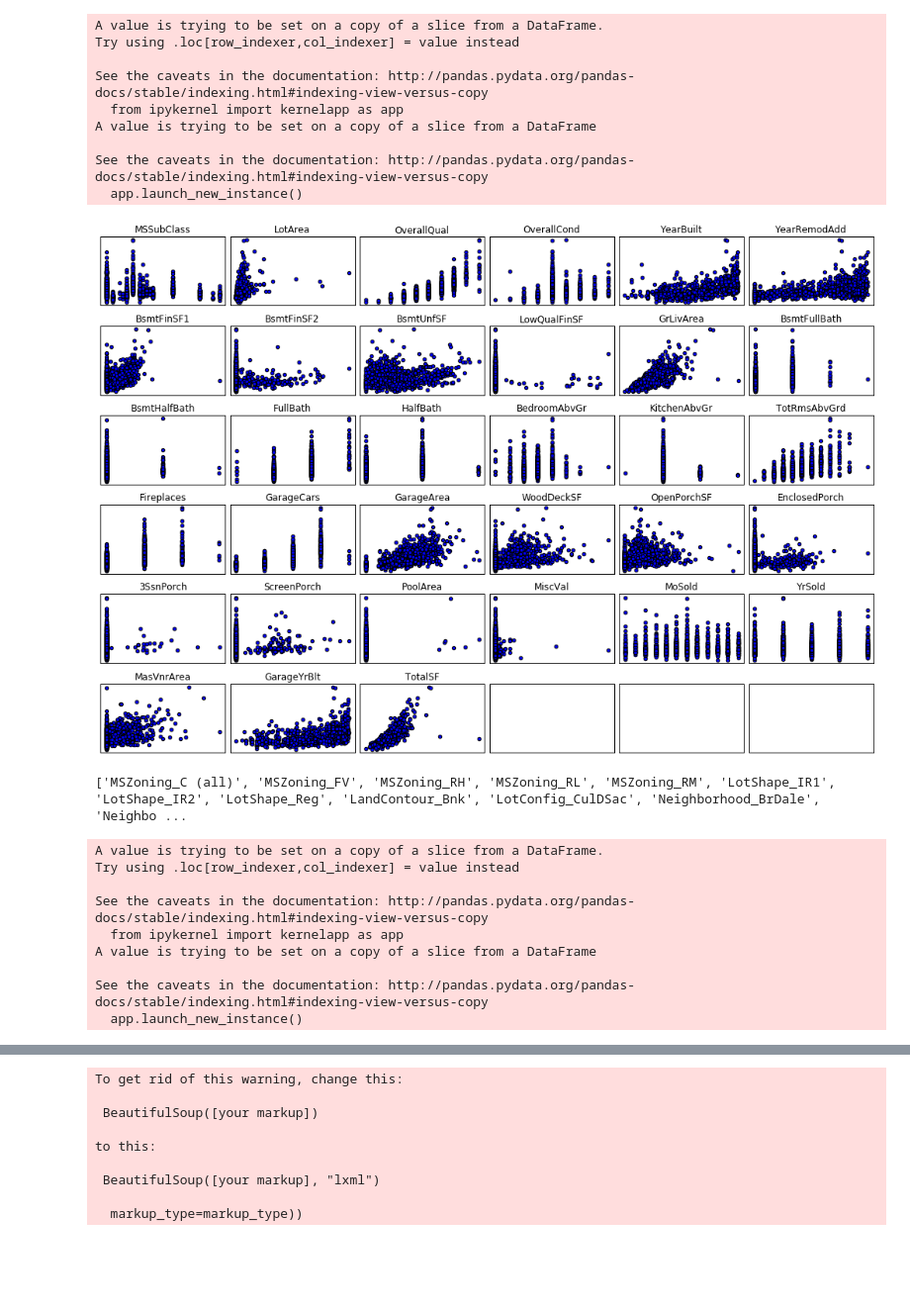
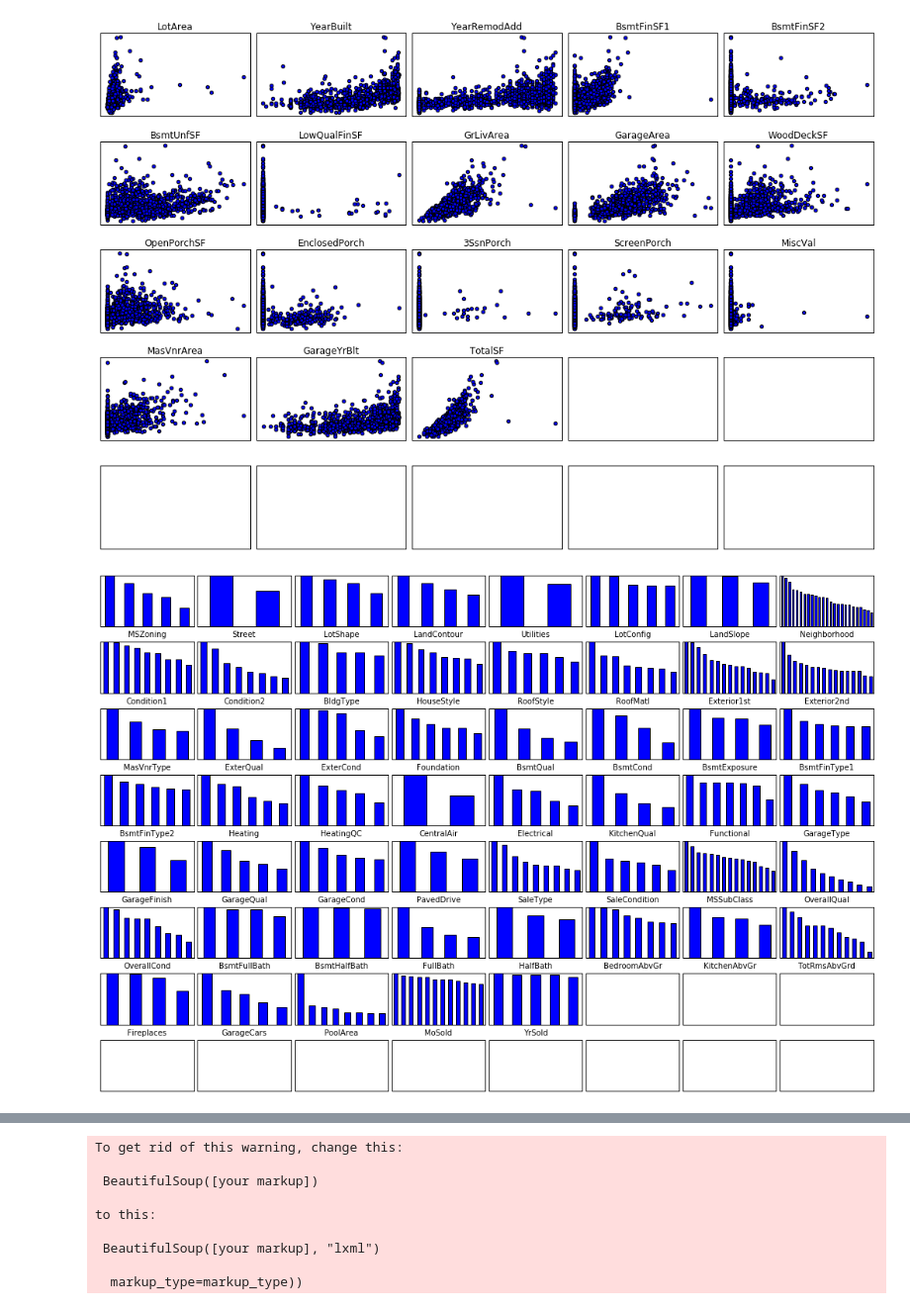
Before and after one commit to jla2689/Collecting-Census-Data, a Jupyter notebook: Housing_Price.ipynb, the cells around one changed output, grey strips where cells are left out. Shown: that part at 99% size. Drawn from its saved outputs; the diff is of its cells as text; code cells hidden in the pictures; blank space fills up the shorter version.

```diff
--- a/Housing_Price.ipynb
+++ b/Housing_Price.ipynb
@@ -31,7 +27,16 @@ def int_data(dataframe):
     int_columns_2 = data_type[data_type=='float64'].index.tolist()
     int_columns = int_columns_1 + int_columns_2
     int_dataframe = dataframe[int_columns]
-    return int_dataframe
+
+    int_list = []
+    cat_list = []
+    for i in int_dataframe:
+        if len(set(int_dataframe[i].values)) > 16:
+            int_list.append(i)
+        else:
+            cat_list.append(i)
+    int_dataframe = int_dataframe[int_list]
+    return int_dataframe, cat_list
 # %%
 def process_data(dataframe):
     dataframe['TotalSF'] = dataframe['1stFlrSF'] + dataframe['2ndFlrSF']+ dataframe['TotalBsmtSF']
@@ -41,7 +46,7 @@ def process_data(dataframe):
 def graph_processed_data(dataframe):
     var = [e for e in dataframe.columns.values.tolist() if e not in ('Id', 'SalePrice')]
     num_col = dataframe[var].shape[1]
-    graph_dimension = int(round(math.sqrt(num_col)))
+    graph_dimension = int(round(math.sqrt(num_col))) +1
 
     f, ax = plt.subplots(graph_dimension, graph_dimension,figsize=(18,12))
     plt.subplots_adjust( hspace=0.3 )
@@ -82,51 +134,21 @@ def categorical_data(dataframe):
 # %%
 no_na_train = remove_nas(train, .10)
-numerical_train = int_data(no_na_train)
+numerical_train, cat_list = int_data(no_na_train)
 process_train = process_data(numerical_train)
 list_of_predictors_train, train, final_int_train = graph_processed_data(process_train)
 # %% [output]
-A value is trying to be set on a copy of a slice from a DataFrame.
-Try using .loc[row_indexer,col_indexer] = value instead
-
-See the caveats in the documentation: http://pandas.pydata.org/pandas-docs/stable/indexing.html#indexing-view-versus-copy
-  from ipykernel import kernelapp as app
-A value is trying to be set on a copy of a slice from a DataFrame
-
-See the caveats in the documentation: http://pandas.pydata.org/pandas-docs/stable/indexing.html#indexing-view-versus-copy
-  app.launch_new_instance()
-[figure, old version]
+[figure, new version]
-# %%
-#find categories that significantly effect sale price
-cat = categorical_data(no_na_train)
-cat = pd.get_dummies(cat)
-cat['SalePrice']= no_na_train['SalePrice']
-category_list = cat.columns.values.tolist()
-sig_list = []
-for c in category_list[:-1]:
-    neg = cat.loc[cat[c] == 0]['SalePrice'].tolist()
-    pos = cat.loc[cat[c] == 1]['SalePrice'].tolist()
-    t, p = stats.ttest_ind(neg, pos, equal_var=False)
-    if p <= 0.0005:
-        sig_list.append(c)
-print sig_list
-final_cat_train = cat[sig_list]
-# %% [output]
-['MSZoning_C (all)', 'MSZoning_FV', 'MSZoning_RH', 'MSZoning_RL', 'MSZoning_RM', 'LotShape_IR1', 'LotShape_IR2', 'LotShape_Reg', 'LandContour_Bnk', 'LotConfig_CulDSac', 'Neighborhood_BrDale', 'Neighbo ...
+# %%
+cat = categorical_data(no_na_train)
+sig, category= graph_processed_cat_data(cat, no_na_train, cat_list)
+# %% [output]
+[figure, added]
 # %%
 no_na_test = remove_nas(test, .10)
-numerical_test = int_data(no_na_test)
+numerical_test, num_cat_list = int_data(no_na_test)
 process_test = process_data(numerical_test)
 cat_test = categorical_data(no_na_test)
 cat_test = pd.get_dummies(cat_test)
-cat_test_final = cat_test[sig_list]
+cat_test_final = cat_test[sig]
+final_test = pd.concat([process_test,cat_test_final], axis = 1)
-# %% [output]
-A value is trying to be set on a copy of a slice from a DataFrame.
-Try using .loc[row_indexer,col_indexer] = value instead
-
-See the caveats in the documentation: http://pandas.pydata.org/pandas-docs/stable/indexing.html#indexing-view-versus-copy
-  from ipykernel import kernelapp as app
-A value is trying to be set on a copy of a slice from a DataFrame
-
-See the caveats in the documentation: http://pandas.pydata.org/pandas-docs/stable/indexing.html#indexing-view-versus-copy
-  app.launch_new_instance()
 # %%
```
Also changed, not shown: parts of 12 cells of this notebook.
